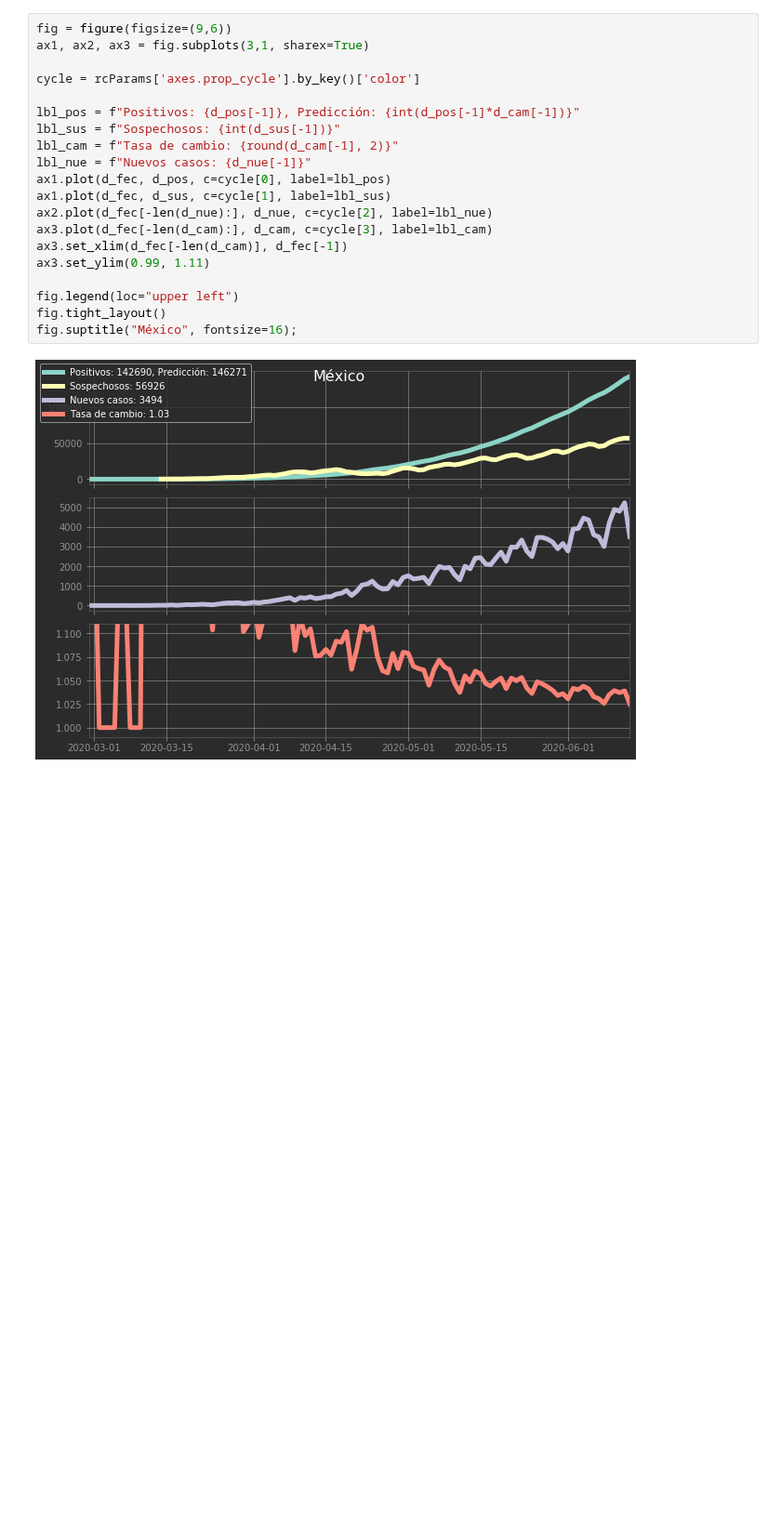
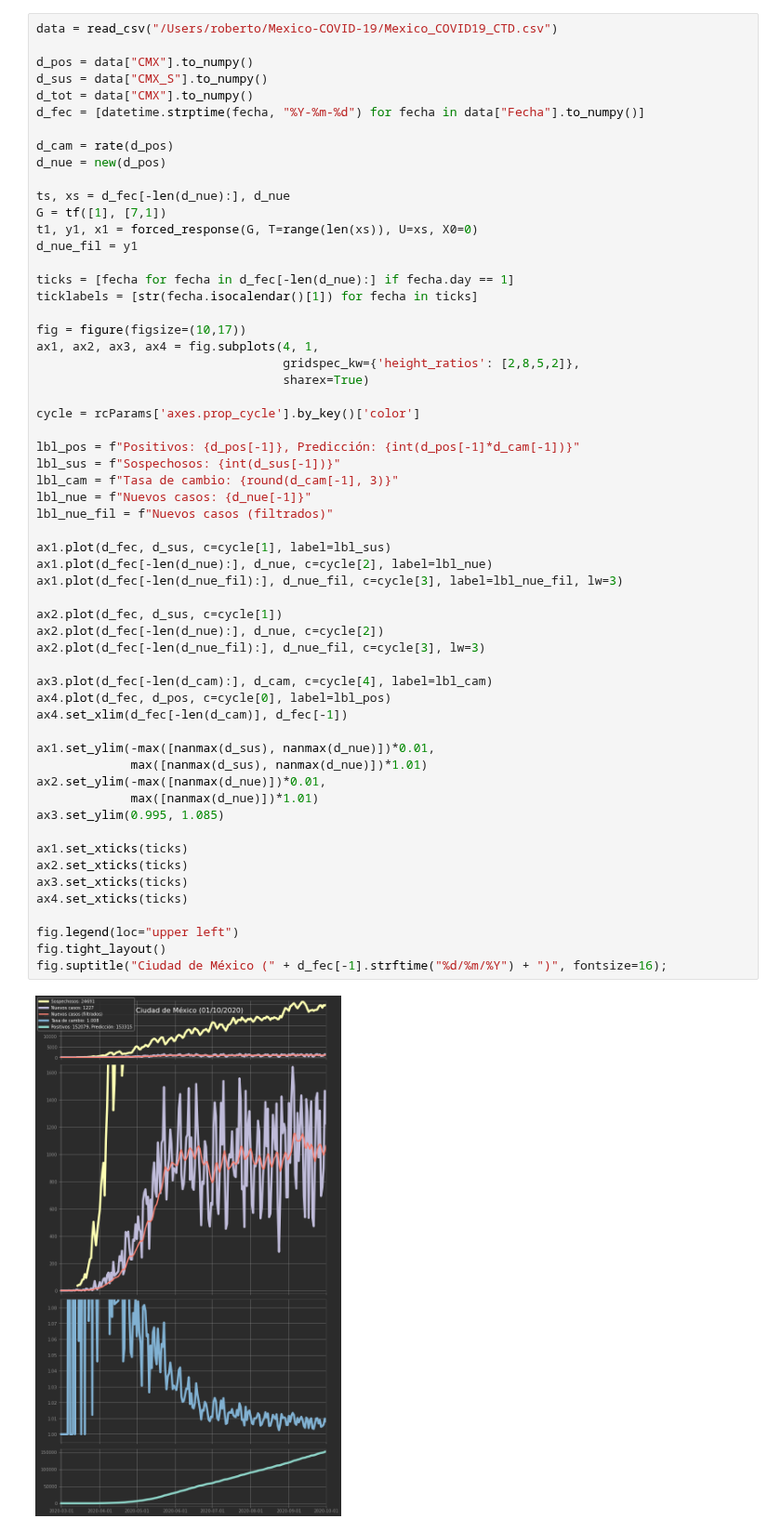
Before and after one commit to cad3na/JupyterNotebooks, a Jupyter notebook: Python/Pruebas/COVID-19 Data.ipynb, the cells around one changed output. Shown at 93% size. Cells and saved outputs as stored; diff of their text form; blank space fills up the shorter version.

```diff
--- a/Python/Pruebas/COVID-19 Data.ipynb
+++ b/Python/Pruebas/COVID-19 Data.ipynb
@@ -36,22 +31,60 @@ d_nue = new(d_pos)
 # %%
-fig = figure(figsize=(9,6))
-ax1, ax2, ax3 = fig.subplots(3,1, sharex=True)
+data = read_csv("/Users/roberto/Mexico-COVID-19/Mexico_COVID19_CTD.csv")
+
+d_pos = data["CMX"].to_numpy()
+d_sus = data["CMX_S"].to_numpy()
+d_tot = data["CMX"].to_numpy()
+d_fec = [datetime.strptime(fecha, "%Y-%m-%d") for fecha in data["Fecha"].to_numpy()]
+
+d_cam = rate(d_pos)
+d_nue = new(d_pos)
+
+ts, xs = d_fec[-len(d_nue):], d_nue
+G = tf([1], [7,1])
+t1, y1, x1 = forced_response(G, T=range(len(xs)), U=xs, X0=0)
+d_nue_fil = y1
+
+ticks = [fecha for fecha in d_fec[-len(d_nue):] if fecha.day == 1]
+ticklabels = [str(fecha.isocalendar()[1]) for fecha in ticks]
+
+fig = figure(figsize=(10,17))
+ax1, ax2, ax3, ax4 = fig.subplots(4, 1,
+                                  gridspec_kw={'height_ratios': [2,8,5,2]},
+                                  sharex=True)
 
 cycle = rcParams['axes.prop_cycle'].by_key()['color']
 
 lbl_pos = f"Positivos: {d_pos[-1]}, Predicción: {int(d_pos[-1]*d_cam[-1])}"
 lbl_sus = f"Sospechosos: {int(d_sus[-1])}"
-lbl_cam = f"Tasa de cambio: {round(d_cam[-1], 2)}"
+lbl_cam = f"Tasa de cambio: {round(d_cam[-1], 3)}"
 lbl_nue = f"Nuevos casos: {d_nue[-1]}"
-ax1.plot(d_fec, d_pos, c=cycle[0], label=lbl_pos)
+lbl_nue_fil = f"Nuevos casos (filtrados)"
+
 ax1.plot(d_fec, d_sus, c=cycle[1], label=lbl_sus)
-ax2.plot(d_fec[-len(d_nue):], d_nue, c=cycle[2], label=lbl_nue)
-ax3.plot(d_fec[-len(d_cam):], d_cam, c=cycle[3], label=lbl_cam)
-ax3.set_xlim(d_fec[-len(d_cam)], d_fec[-1])
-ax3.set_ylim(0.99, 1.11)
+ax1.plot(d_fec[-len(d_nue):], d_nue, c=cycle[2], label=lbl_nue)
+ax1.plot(d_fec[-len(d_nue_fil):], d_nue_fil, c=cycle[3], label=lbl_nue_fil, lw=3)
+
+ax2.plot(d_fec, d_sus, c=cycle[1])
+ax2.plot(d_fec[-len(d_nue):], d_nue, c=cycle[2])
+ax2.plot(d_fec[-len(d_nue_fil):], d_nue_fil, c=cycle[3], lw=3)
+
+ax3.plot(d_fec[-len(d_cam):], d_cam, c=cycle[4], label=lbl_cam)
+ax4.plot(d_fec, d_pos, c=cycle[0], label=lbl_pos)
+ax4.set_xlim(d_fec[-len(d_cam)], d_fec[-1])
+
+ax1.set_ylim(-max([nanmax(d_sus), nanmax(d_nue)])*0.01,
+             max([nanmax(d_sus), nanmax(d_nue)])*1.01)
+ax2.set_ylim(-max([nanmax(d_nue)])*0.01,
+             max([nanmax(d_nue)])*1.01)
+ax3.set_ylim(0.995, 1.085)
+
+ax1.set_xticks(ticks)
+ax2.set_xticks(ticks)
+ax3.set_xticks(ticks)
+ax4.set_xticks(ticks)
 
 fig.legend(loc="upper left")
 fig.tight_layout()
-fig.suptitle("México", fontsize=16);
+fig.suptitle("Ciudad de México (" + d_fec[-1].strftime("%d/%m/%Y") + ")", fontsize=16);
 # %% [output]
-[figure, old version]
+[figure, new version]
```
Also changed, not shown: parts of 9 cells of this notebook.
